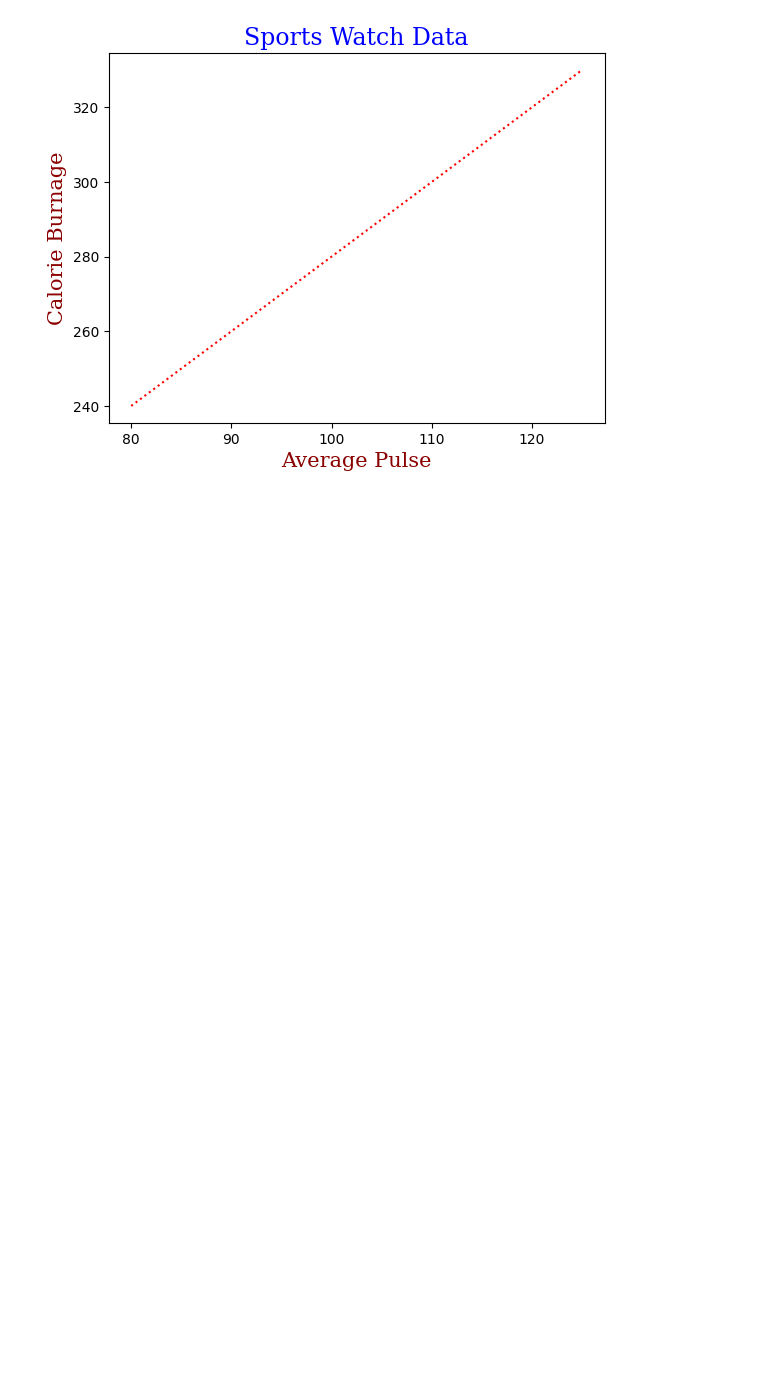
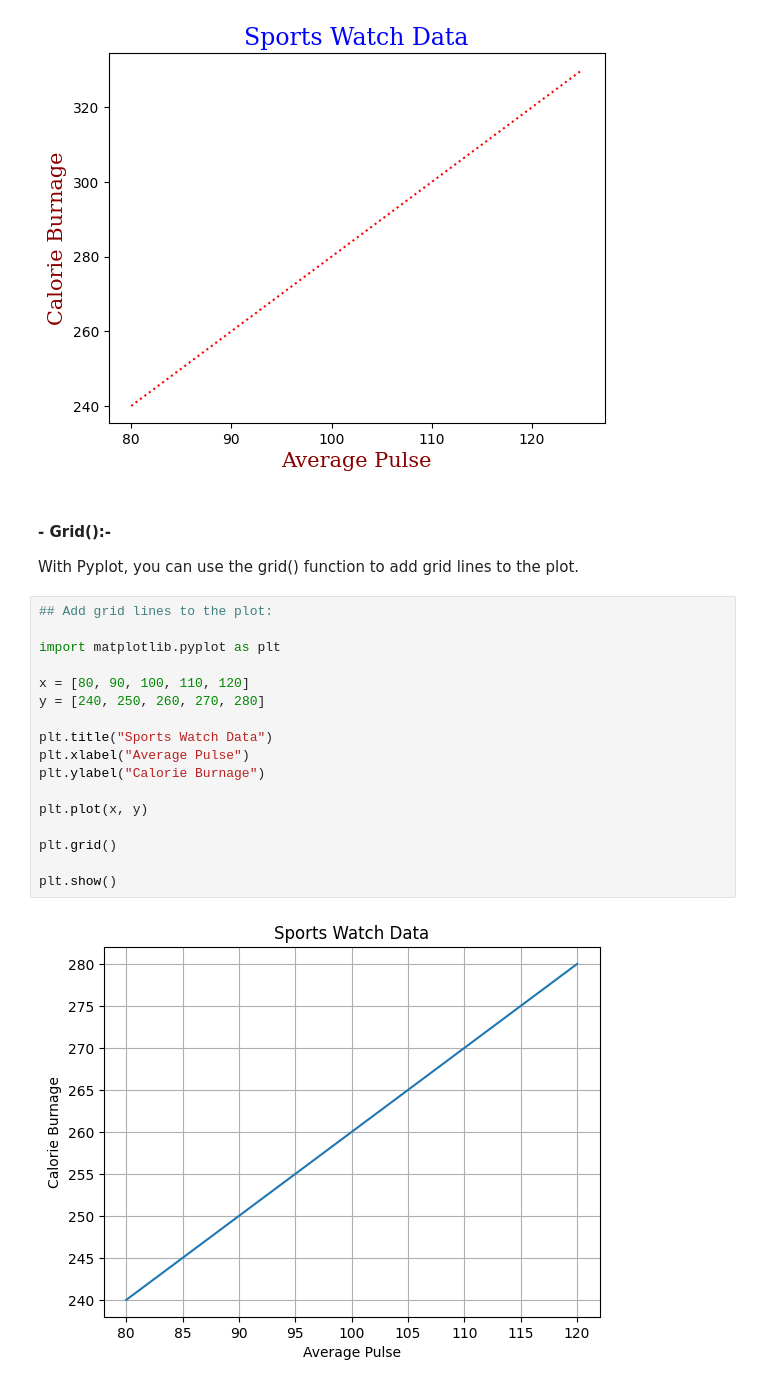
Before and after one commit to VaishnaviJadhav350/intern, a Jupyter notebook: python basics/python libraries/matplotlib.ipynb, the cells around one changed output. Drawn from its saved outputs; the diff is of its cells as text; blank space fills up the shorter version.

Commit message:
matplotlib

```diff
--- a/python basics/python libraries/matplotlib.ipynb
+++ b/python basics/python libraries/matplotlib.ipynb
@@ -308,3 +308,26 @@ plt.plot(x, y, ':r')
 plt.show()
 # %% [output]
 [figure]
+# %% [markdown]
+#### - Grid():-
+
+With Pyplot, you can use the grid() function to add grid lines to the plot.
+# %%
+## Add grid lines to the plot:
+
+import matplotlib.pyplot as plt
+
+x = [80, 90, 100, 110, 120]
+y = [240, 250, 260, 270, 280]
+
+plt.title("Sports Watch Data")
+plt.xlabel("Average Pulse")
+plt.ylabel("Calorie Burnage")
+
+plt.plot(x, y)
+
+plt.grid()
+
+plt.show()
+# %% [output]
+[figure, added]
```
Also changed, not shown: parts of 25 cells of this notebook.
